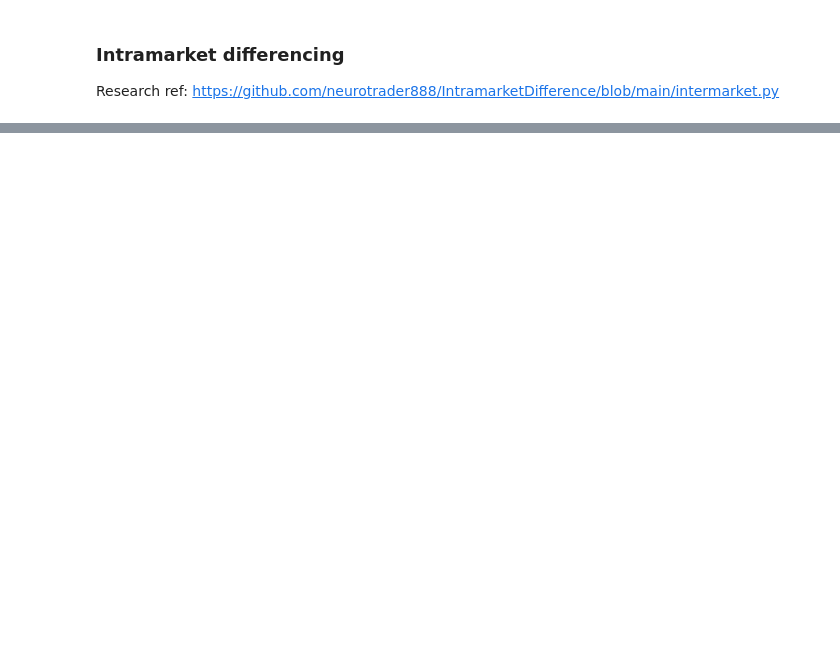
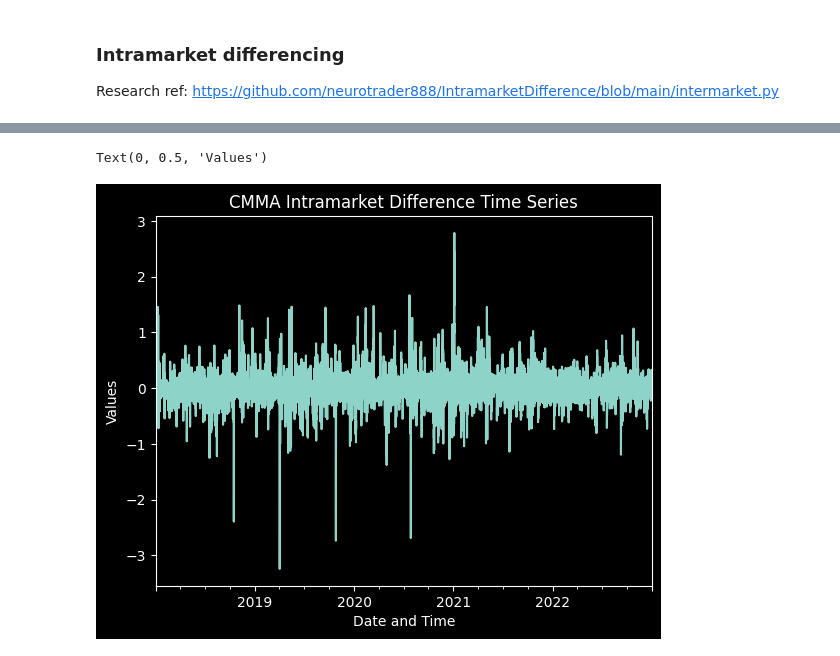
Before and after one commit to ccmaloney/intramarket_diff, a Jupyter notebook: Intramarketdifferencing.ipynb, the cells around one changed output, grey strips where cells are left out. Drawn from its saved outputs; the diff is of its cells as text; code cells hidden in the pictures; blank space fills up the shorter version.

```diff
--- a/Intramarketdifferencing.ipynb
+++ b/Intramarketdifferencing.ipynb
@@ -118,3 +127,22 @@ btc_data['diff'] = np.log(btc_data['close']).diff()
 
 eth_data['next_return'] = eth_data['diff'].shift(-1)
 btc_data['next_return'] = btc_data['diff'].shift(-1)
+# %%
+# CMMA Intramarket Diff
+lookback = 24
+threshold = 0.25
+atr_lookback = 168
+btc_cmma = cmma(btc_data, lookback, atr_lookback)
+eth_cmma = cmma(eth_data, lookback, atr_lookback)
+intermarket_diff = eth_cmma - btc_cmma
+
+# Plot of timeseries for cmma intramarket diff
+plt.style.use('dark_background')  # Set the plot background to black
+
+intermarket_diff.plot()
+plt.title('CMMA Intramarket Difference Time Series')
+plt.xlabel('Date and Time')
+plt.ylabel('Values')
+# %% [output]
+Text(0, 0.5, 'Values')
+[figure, added]
```
Also changed, not shown: parts of 15 cells of this notebook.
